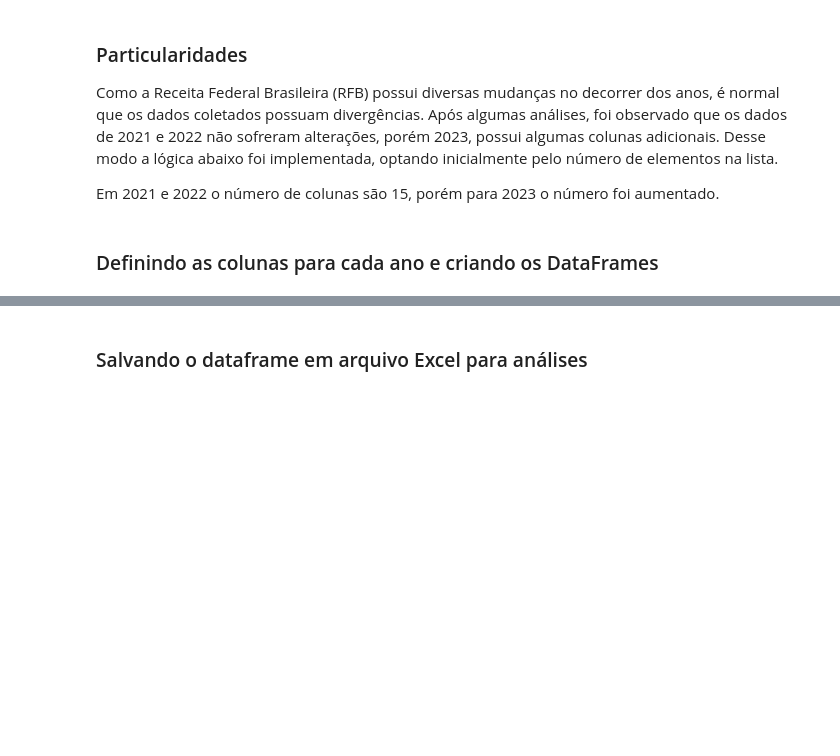
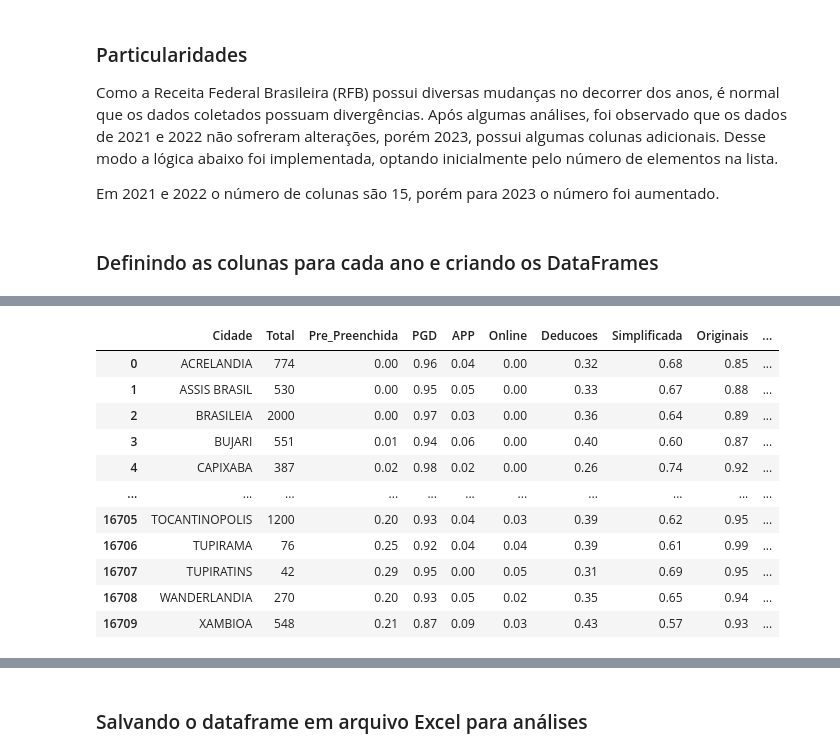
Before and after one commit to AfonsoFeliciano/Python-Web-Scraping-Declaracoes-Imposto-de-Renda, a Jupyter notebook: coleta_imposto_de_renda.ipynb, the cells around one changed output, grey strips where cells are left out. Drawn from its saved outputs; the diff is of its cells as text; code cells hidden in the pictures; blank space fills up the shorter version.

```diff
--- a/coleta_imposto_de_renda.ipynb
+++ b/coleta_imposto_de_renda.ipynb
@@ -137,10 +137,10 @@ for i in lista_valores:
 # %% [markdown]
 ### Definindo as colunas para cada ano e criando os DataFrames
 # %%
-colunas_2021_2022 = ["Cidade", "Total", "Pré-Preenchida", "PGD", "APP", "Online", "Deduções", "Simplificada", "Originais", "Retificadoras", "Sem Imposto", "A pagar", "A restituir", "UF", "Ano"]
-colunas_2023 = ["Cidade", "Total", "Pré-Preenchida", "PGD", "APP", "Online", "Deduções", "Simplificada", "Originais", "Retificadoras", "Sem Imposto", "A pagar", "A restituir", "Conta", "Pix", "UF", "Ano"]
+colunas_2021_2022 = ["Cidade", "Total", "Pre_Preenchida", "PGD", "APP", "Online", "Deducoes", "Simplificada", "Originais", "Retificadoras", "Sem_Imposto", "A_Pagar", "A_Restituir", "UF", "Ano"]
+colunas_2023 = ["Cidade", "Total", "Pre_Preenchida", "PGD", "APP", "Online", "Deducoes", "Simplificada", "Originais", "Retificadoras", "Sem_Imposto", "A_Pagar", "A_Restituir", "Conta", "Pix", "UF", "Ano"]
 
 df_2021_2022 = pd.DataFrame(lista_2021_2022, columns = colunas_2021_2022)
 df_2023 = pd.DataFrame(lista_2023, columns = colunas_2023)
 
-df_final = df_2021_2022.merge(df_2023, how = 'outer')
+df_consolidado = df_2021_2022.merge(df_2023, how = 'outer')
@@ -146,0 +172,80 @@ df_final = df_2021_2022.merge(df_2023, how = 'outer')
+# %%
+# Criando cópia
+df_final = df_consolidado.copy()
+
+# Convertendo os dados
+df_final["Total"] = df_final["Total"].astype(str)
+df_final["Total"] = df_final["Total"].str.replace(".", "").astype(int)
+
+df_final["Pre_Preenchida"] = df_final["Pre_Preenchida"].astype(str)
+df_final["Pre_Preenchida"] = df_final["Pre_Preenchida"].str.replace("%", "").astype(float) / 100
+
+df_final["PGD"] = df_final["PGD"].astype(str)
+df_final["PGD"] = df_final["PGD"].str.replace("%", "").replace(",", ".").astype(float) / 100
+
+df_final["APP"] = df_final["APP"].astype(str)
+df_final["APP"] = df_final["APP"].str.replace("%", "").replace(",", ".").astype(float) / 100
+
+df_final["Online"] = df_final["Online"].astype(str)
+df_final["Online"] = df_final["Online"].str.replace("%", "").replace(",", ".").astype(float) / 100
+
+df_final["Deducoes"] = df_final["Deducoes"].astype(str)
+df_final["Deducoes"] = df_final["Deducoes"].str.replace("%", "").replace(",", ".").astype(float) / 100
+
+df_final["Simplificada"] = df_final["Simplificada"].astype(str)
+df_final["Simplificada"] = df_final["Simplificada"].str.replace("%", "").replace(",", ".").astype(float) / 100
+
+df_final["Originais"] = df_final["Originais"].astype(str)
+df_final["Originais"] = df_final["Originais"].str.replace("%", "").replace(",", ".").astype(float) / 100
+
+df_final["Retificadoras"] = df_final["Retificadoras"].astype(str)
+df_final["Retificadoras"] = df_final["Retificadoras"].str.replace("%", "").replace(",", ".").astype(float) / 100
+
+df_final["Sem_Imposto"] = df_final["Sem_Imposto"].astype(str)
+df_final["Sem_Imposto"] = df_final["Sem_Imposto"].str.replace("%", "").str.replace(",", ".").astype(float) / 100
+
+df_final["A_Pagar"] = df_final["A_Pagar"].astype(str)
+df_final["A_Pagar"] = df_final["A_Pagar"].str.replace("%", "").str.replace(",", ".").astype(float) / 100
+
+df_final["A_Restituir"] = df_final["A_Restituir"].astype(str)
+df_final["A_Restituir"] = df_final["A_Restituir"].str.replace("%", "").str.replace(",", ".").astype(float) / 100
+
+df_final["Conta"] = df_final["Conta"].astype(str)
+df_final["Conta"] = df_final["Conta"].str.replace("%", "").replace(",", ".").str.replace(",", ".").astype(float) / 100
+
+df_final["Pix"] = df_final["Pix"].astype(str)
+df_final["Pix"] = df_final["Pix"].str.replace("%", "").replace(",", ".").str.replace(",", ".").astype(float) / 100
+
+df_final = df_final.fillna(0)
+
+
+#Criando totalizadores
+
+df_final['Total_Pre_Preenchida'] = df_final['Total'] * df_final['Pre_Preenchida']
+df_final['Total_PGD'] = df_final['Total'] * df_final['PGD']
+df_final['Total_APP'] = df_final['Total'] * df_final['APP']
+df_final['Total_Online'] = df_final['Total'] * df_final['Online']
+df_final['Total_Deducoes'] = df_final['Total'] * df_final['Deducoes']
+df_final['Total_Simplificada'] = df_final['Total'] * df_final['Simplificada']
+df_final['Total_Originais'] = df_final['Total'] * df_final['Originais']
+df_final['Total_Retificadoras'] = df_final['Total'] * df_final['Retificadoras']
+df_final['Total_Sem_Imposto'] = df_final['Total'] * df_final['Sem_Imposto']
+df_final['Total_A_Pagar'] = df_final['Total'] * df_final['A_Pagar']
+df_final['Total_A_Restituir'] = df_final['Total'] * df_final['A_Restituir']
+df_final['Total_Conta'] = df_final['Total'] * df_final['Conta']
+df_final['Total_Pix'] = df_final['Total'] * df_final['Pix']
+
+df_final
+# %% [output]
+|  | Cidade | Total | Pre_Preenchida | PGD | APP | Online | Deducoes | Simplificada | Originais | ... |
+| 0 | ACRELANDIA | 774 | 0.00 | 0.96 | 0.04 | 0.00 | 0.32 | 0.68 | 0.85 | ... |
+| 1 | ASSIS BRASIL | 530 | 0.00 | 0.95 | 0.05 | 0.00 | 0.33 | 0.67 | 0.88 | ... |
+| 2 | BRASILEIA | 2000 | 0.00 | 0.97 | 0.03 | 0.00 | 0.36 | 0.64 | 0.89 | ... |
+| 3 | BUJARI | 551 | 0.01 | 0.94 | 0.06 | 0.00 | 0.40 | 0.60 | 0.87 | ... |
+| 4 | CAPIXABA | 387 | 0.02 | 0.98 | 0.02 | 0.00 | 0.26 | 0.74 | 0.92 | ... |
+| ... | ... | ... | ... | ... | ... | ... | ... | ... | ... | ... |
+| 16705 | TOCANTINOPOLIS | 1200 | 0.20 | 0.93 | 0.04 | 0.03 | 0.39 | 0.62 | 0.95 | ... |
+| 16706 | TUPIRAMA | 76 | 0.25 | 0.92 | 0.04 | 0.04 | 0.39 | 0.61 | 0.99 | ... |
+| 16707 | TUPIRATINS | 42 | 0.29 | 0.95 | 0.00 | 0.05 | 0.31 | 0.69 | 0.95 | ... |
+| 16708 | WANDERLANDIA | 270 | 0.20 | 0.93 | 0.05 | 0.02 | 0.35 | 0.65 | 0.94 | ... |
+| 16709 | XAMBIOA | 548 | 0.21 | 0.87 | 0.09 | 0.03 | 0.43 | 0.57 | 0.93 | ... |
```
Also changed, not shown: parts of 4 cells of this notebook, 2 other files.
